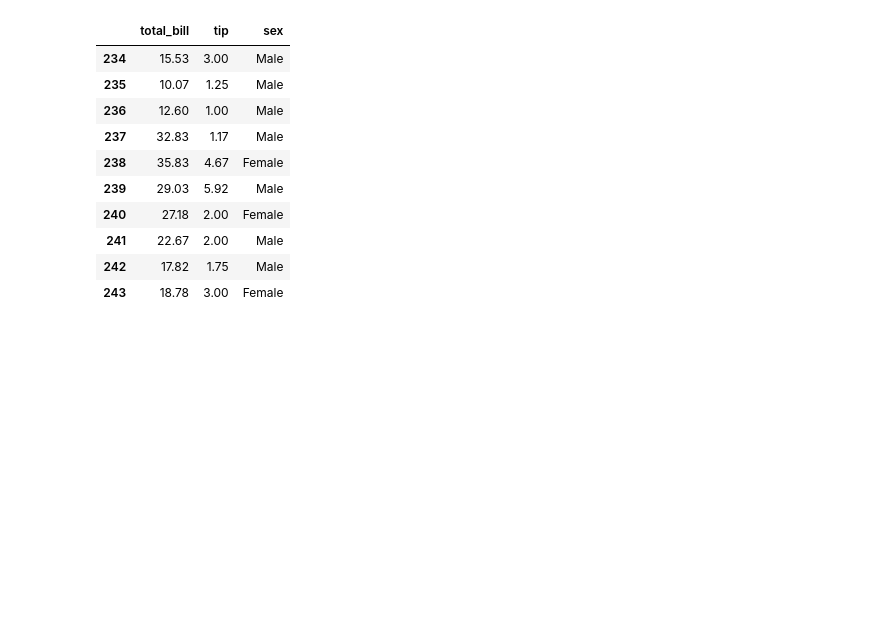
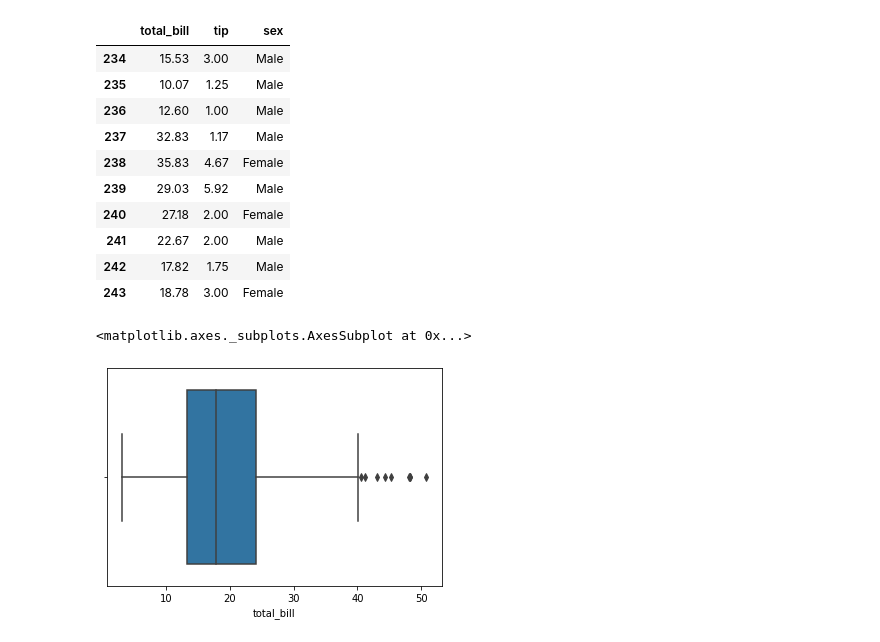
Before and after one commit to shahnawazm786/MavenProject, a Jupyter notebook: Shahnawaz_Practice.ipynb, the cells around one changed output. Drawn from its saved outputs; the diff is of its cells as text; code cells hidden in the pictures; blank space fills up the shorter version.

```diff
--- a/Shahnawaz_Practice.ipynb
+++ b/Shahnawaz_Practice.ipynb
@@ -168,3 +168,8 @@ tips[['total_bill','tip','sex']].tail(10)
 | 241 | 22.67 | 2.00 | Male |
 | 242 | 17.82 | 1.75 | Male |
 | 243 | 18.78 | 3.00 | Female |
+# %%
+sns.boxplot(tips['total_bill'])
+# %% [output]
+<matplotlib.axes._subplots.AxesSubplot at 0x...>
+[figure, added]
```
